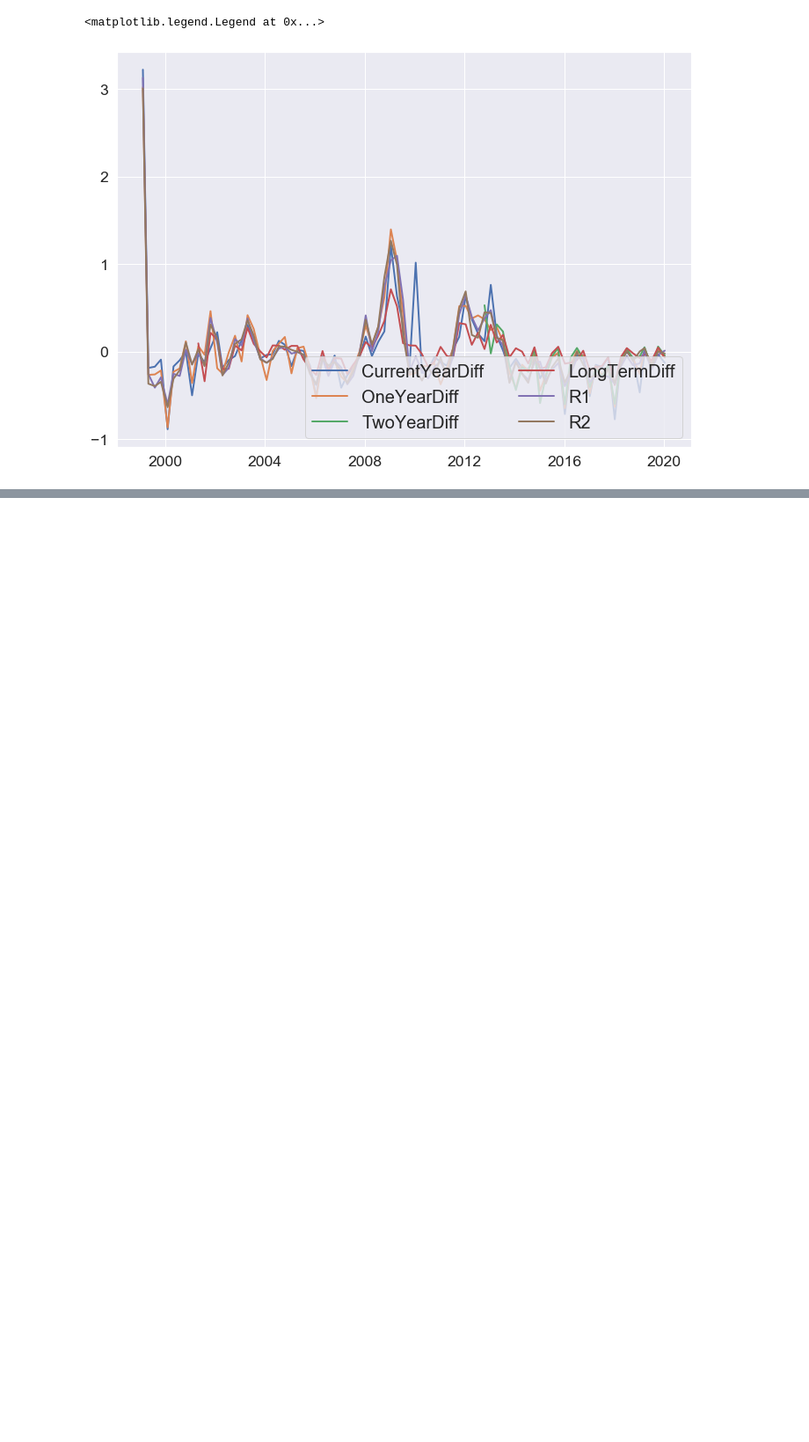
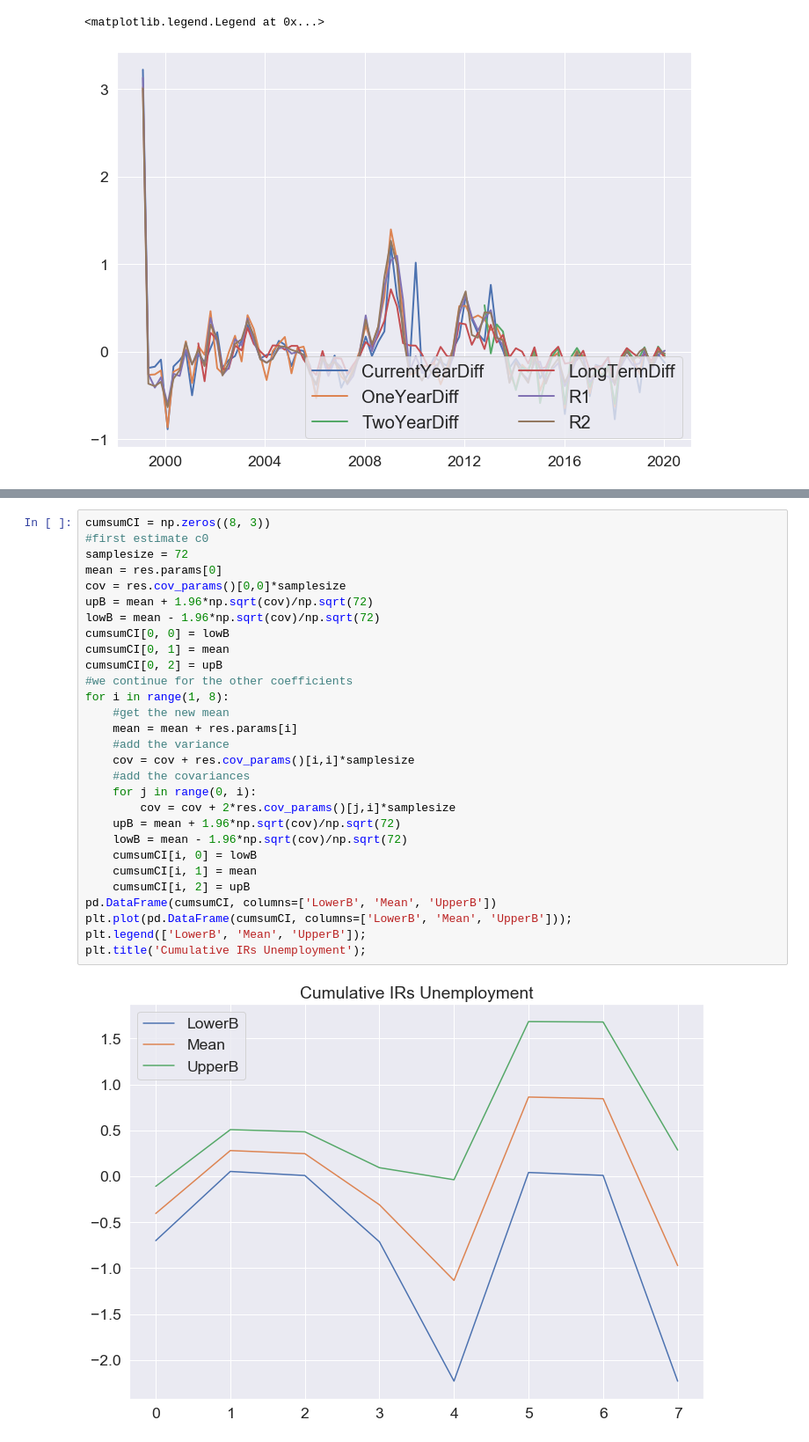
Before and after one commit to geri310/ECB_FG_GMM_approach_MSc_Thesis, a Jupyter notebook: gmmUNR-Averages.ipynb, the cells around one changed output, grey strips where cells are left out. Shown at 88% size. Saved outputs shown, nothing was run; the diff lists cells and outputs as text; blank space fills up the shorter version.

```diff
--- a/gmmUNR-Averages.ipynb
+++ b/gmmUNR-Averages.ipynb
@@ -401,0 +375,31 @@ plt.title('Cumulative IRs Unemployment');
+# %%
+cumsumCI = np.zeros((8, 3))
+#first estimate c0
+samplesize = 72
+mean = res.params[0]
+cov = res.cov_params()[0,0]*samplesize
+upB = mean + 1.96*np.sqrt(cov)/np.sqrt(72)
+lowB = mean - 1.96*np.sqrt(cov)/np.sqrt(72)
+cumsumCI[0, 0] = lowB
+cumsumCI[0, 1] = mean
+cumsumCI[0, 2] = upB
+#we continue for the other coefficients
+for i in range(1, 8):
+    #get the new mean
+    mean = mean + res.params[i]
+    #add the variance
+    cov = cov + res.cov_params()[i,i]*samplesize
+    #add the covariances
+    for j in range(0, i):
+        cov = cov + 2*res.cov_params()[j,i]*samplesize
+    upB = mean + 1.96*np.sqrt(cov)/np.sqrt(72)
+    lowB = mean - 1.96*np.sqrt(cov)/np.sqrt(72)
+    cumsumCI[i, 0] = lowB
+    cumsumCI[i, 1] = mean
+    cumsumCI[i, 2] = upB
+pd.DataFrame(cumsumCI, columns=['LowerB', 'Mean', 'UpperB'])
+plt.plot(pd.DataFrame(cumsumCI, columns=['LowerB', 'Mean', 'UpperB']));
+plt.legend(['LowerB', 'Mean', 'UpperB']);
+plt.title('Cumulative IRs Unemployment');
+# %% [output]
+[figure, added]
```
Also changed, not shown: parts of 13 cells of this notebook.
